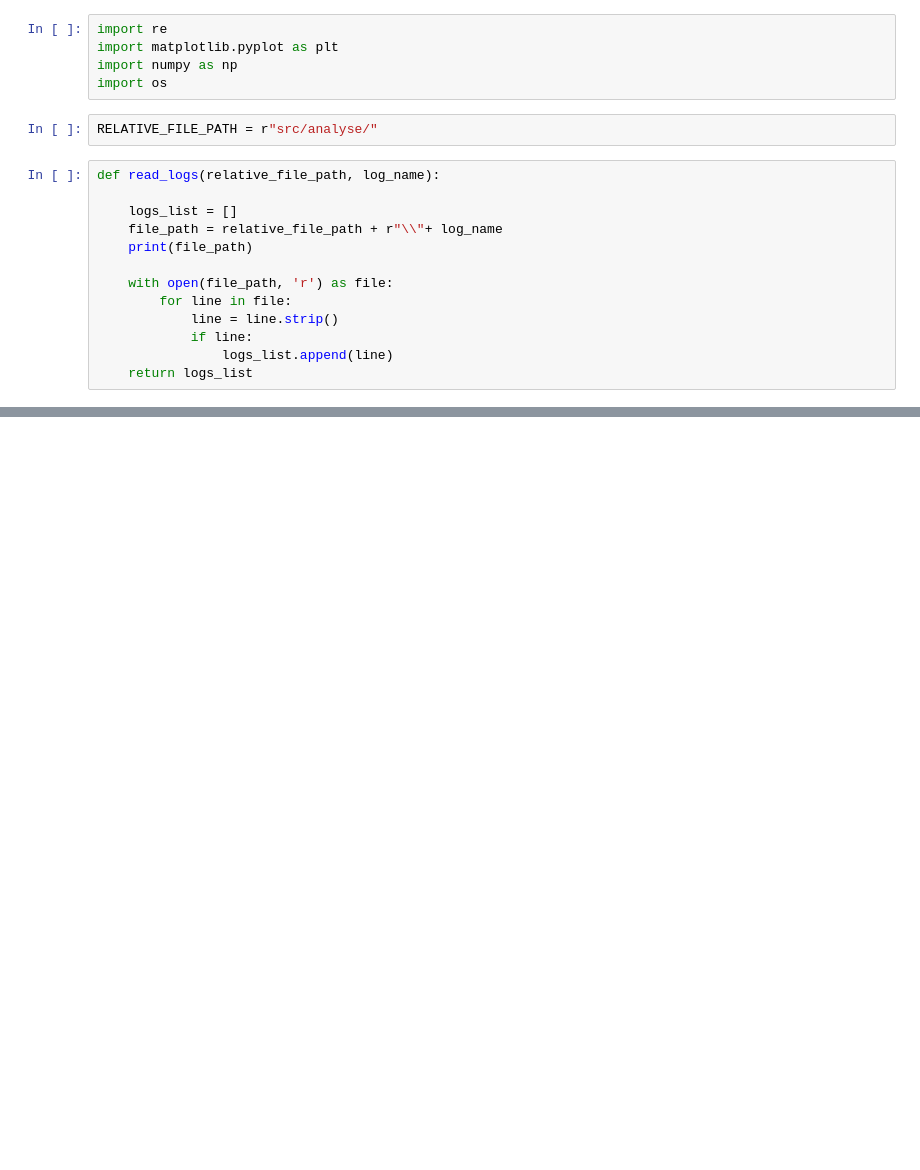
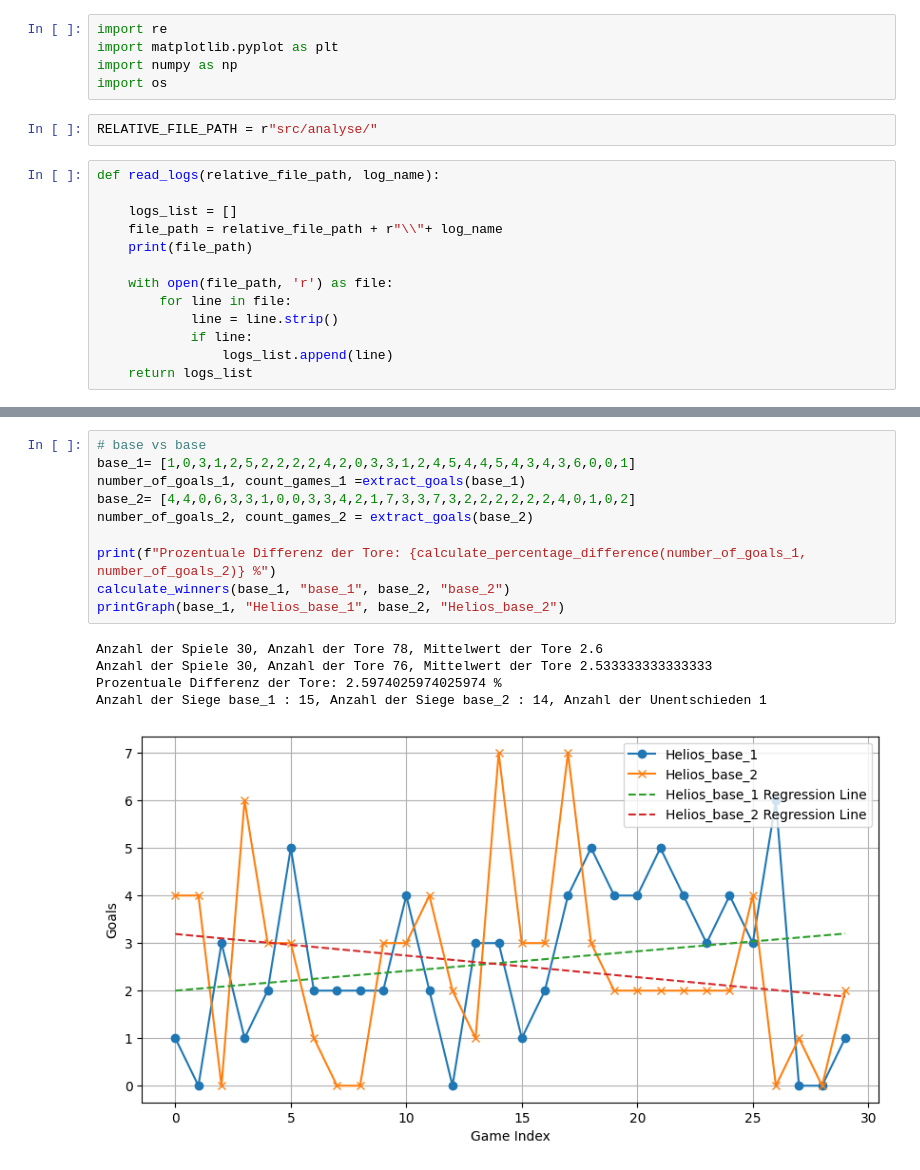
Before and after one commit to Haeuptling/helios-base, a Jupyter notebook: src/analyse/analyse.ipynb, the cells around one changed output, grey strips where cells are left out. Saved outputs shown, nothing was run; the diff lists cells and outputs as text; blank space fills up the shorter version.

```diff
--- a/src/analyse/analyse.ipynb
+++ b/src/analyse/analyse.ipynb
@@ -179 +134,17 @@ print(len(helios_base_numbers))
+# %%
+# base vs base
+base_1= [1,0,3,1,2,5,2,2,2,2,4,2,0,3,3,1,2,4,5,4,4,5,4,3,4,3,6,0,0,1]
+number_of_goals_1, count_games_1 =extract_goals(base_1)
+base_2= [4,4,0,6,3,3,1,0,0,3,3,4,2,1,7,3,3,7,3,2,2,2,2,2,2,4,0,1,0,2]
+number_of_goals_2, count_games_2 = extract_goals(base_2)
+
+print(f"Prozentuale Differenz der Tore: {calculate_percentage_difference(number_of_goals_1, number_of_goals_2)} %")
+calculate_winners(base_1, "base_1", base_2, "base_2")
+printGraph(base_1, "Helios_base_1", base_2, "Helios_base_2")
+# %% [output]
+Anzahl der Spiele 30, Anzahl der Tore 78, Mittelwert der Tore 2.6
+Anzahl der Spiele 30, Anzahl der Tore 76, Mittelwert der Tore 2.533333333333333
+Prozentuale Differenz der Tore: 2.5974025974025974 %
+Anzahl der Siege base_1 : 15, Anzahl der Siege base_2 : 14, Anzahl der Unentschieden 1
+[figure, added]
 # %%
```
Also changed, not shown: parts of 13 cells of this notebook, 18 other files.
